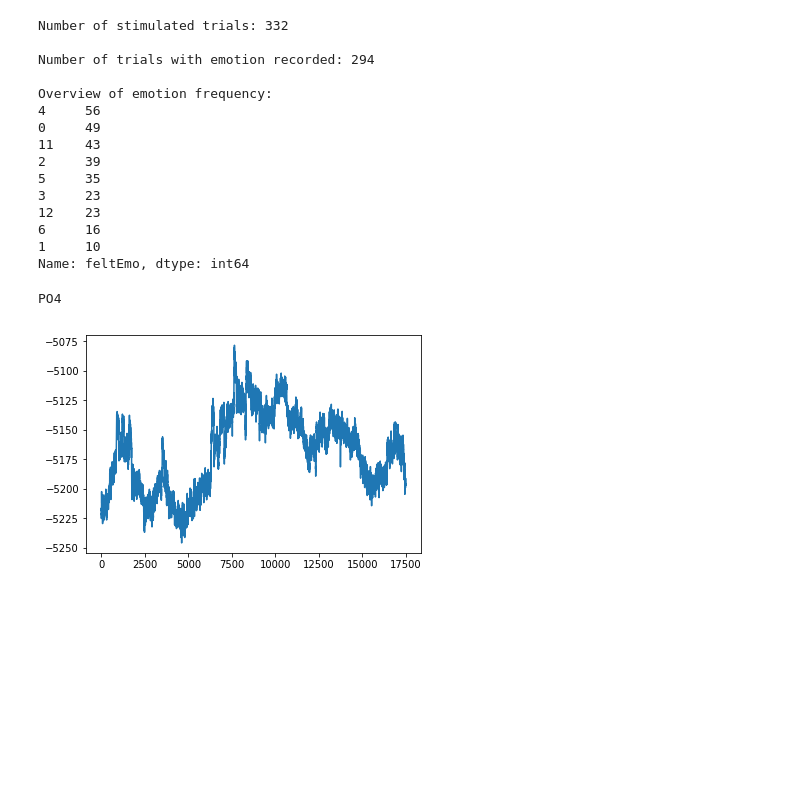
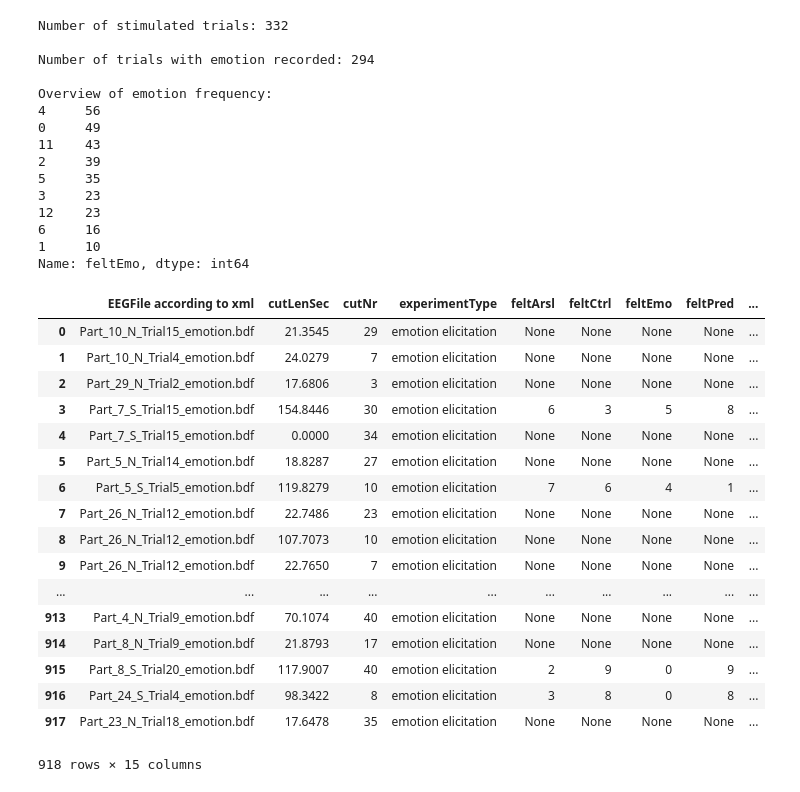
Before and after one commit to MarinaHa/EEG-decoding, a Jupyter notebook: Read_HCI.ipynb, the cells around one changed output. Saved outputs shown, nothing was run; the diff lists cells and outputs as text; code cells hidden in the pictures; blank space fills up the shorter version.

```diff
--- a/Read_HCI.ipynb
+++ b/Read_HCI.ipynb
@@ -172,7 +136,7 @@ df['arslLevel'] = arslList
 
 # add column to dataframe with valence level according to feltEmo
 vlncList = [map2vlnc(emo) for emo in df['feltEmo']]
-df['vlnceList'] = vlncList
+df['vlncLevel'] = vlncList
 # %%
 print('Number of stimulated trials: ' + str(np.sum(df['isStim'])) + '\n')
 print('Number of trials with emotion recorded: ' + str(np.sum(df['feltEmo'].value_counts())) + '\n')
@@ -196,12 +160,3 @@ Overview of emotion frequency:
 Name: feltEmo, dtype: int64
 # %%
 df.to_csv('EmotionElicitation_Info')
-# %%
-ch30 = get_sig('/home/hader/Documents/EEG_Datasets_Emotion/HCI/Sessions/3/Part_1_N_Trial2_emotion.bdf', 30)
-# %% [output]
-PO4
-# %%
-plt.plot(ch30[:17500])
-plt.show()
-# %% [output]
-[figure, removed]
@@ -216,0 +163,21 @@ find_files('Part_10_N_Trial15_emotion.bdf')
+# %%
+df
+# %% [output]
+|  | EEGFile according to xml | cutLenSec | cutNr | experimentType | feltArsl | feltCtrl | feltEmo | feltPred | ... |
+| 0 | Part_10_N_Trial15_emotion.bdf | 21.3545 | 29 | emotion elicitation | None | None | None | None | ... |
+| 1 | Part_10_N_Trial4_emotion.bdf | 24.0279 | 7 | emotion elicitation | None | None | None | None | ... |
+| 2 | Part_29_N_Trial2_emotion.bdf | 17.6806 | 3 | emotion elicitation | None | None | None | None | ... |
+| 3 | Part_7_S_Trial15_emotion.bdf | 154.8446 | 30 | emotion elicitation | 6 | 3 | 5 | 8 | ... |
+| 4 | Part_7_S_Trial15_emotion.bdf | 0.0000 | 34 | emotion elicitation | None | None | None | None | ... |
+| 5 | Part_5_N_Trial14_emotion.bdf | 18.8287 | 27 | emotion elicitation | None | None | None | None | ... |
+| 6 | Part_5_S_Trial5_emotion.bdf | 119.8279 | 10 | emotion elicitation | 7 | 6 | 4 | 1 | ... |
+| 7 | Part_26_N_Trial12_emotion.bdf | 22.7486 | 23 | emotion elicitation | None | None | None | None | ... |
+| 8 | Part_26_N_Trial12_emotion.bdf | 107.7073 | 10 | emotion elicitation | None | None | None | None | ... |
+| 9 | Part_26_N_Trial12_emotion.bdf | 22.7650 | 7 | emotion elicitation | None | None | None | None | ... |
+| ... | ... | ... | ... | ... | ... | ... | ... | ... | ... |
+| 913 | Part_4_N_Trial9_emotion.bdf | 70.1074 | 40 | emotion elicitation | None | None | None | None | ... |
+| 914 | Part_8_N_Trial9_emotion.bdf | 21.8793 | 17 | emotion elicitation | None | None | None | None | ... |
+| 915 | Part_8_S_Trial20_emotion.bdf | 117.9007 | 40 | emotion elicitation | 2 | 9 | 0 | 9 | ... |
+| 916 | Part_24_S_Trial4_emotion.bdf | 98.3422 | 8 | emotion elicitation | 3 | 8 | 0 | 8 | ... |
+| 917 | Part_23_N_Trial18_emotion.bdf | 17.6478 | 35 | emotion elicitation | None | None | None | None | ... |
+918 rows × 15 columns
```
Also changed, not shown: parts of 5 cells of this notebook, 1 other file.
